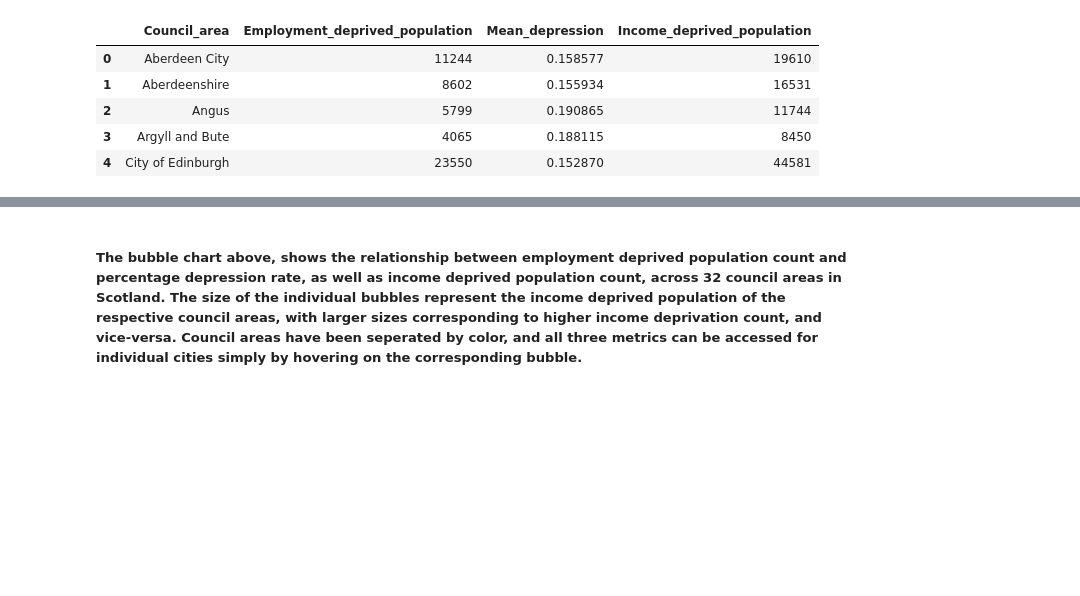
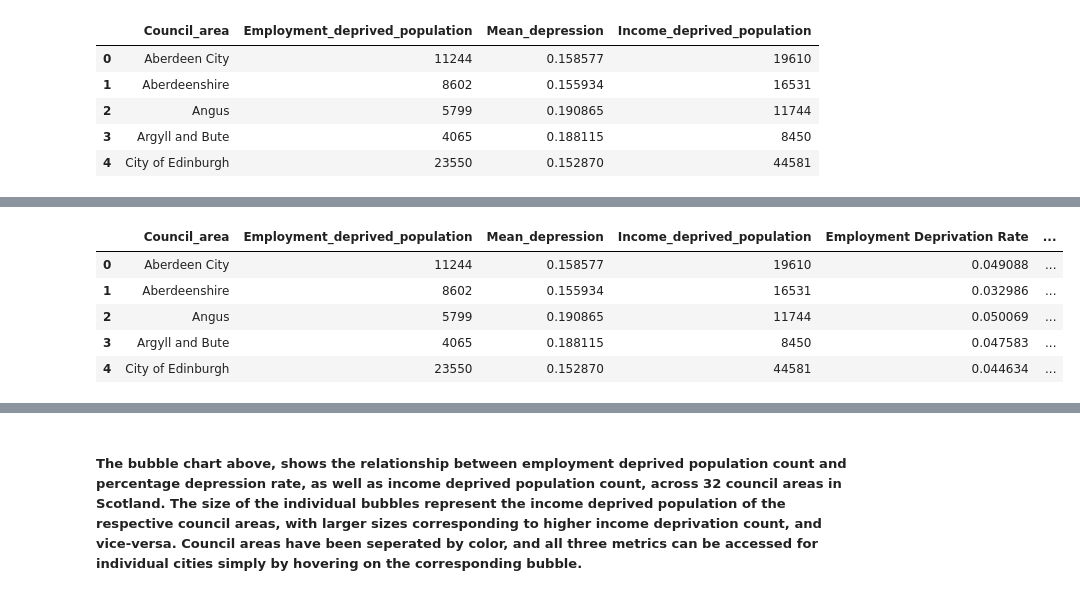
Before and after one commit to ighopresh/ProjectFile, a Jupyter notebook: Implementation_project.ipynb, the cells around one changed output, grey strips where cells are left out. Saved outputs shown, nothing was run; the diff lists cells and outputs as text; code cells hidden in the pictures; blank space fills up the shorter version.

```diff
--- a/Implementation_project.ipynb
+++ b/Implementation_project.ipynb
@@ -434,3 +436,15 @@ grouped_SIMD.head()
 | 2 | Angus | 5799 | 0.190865 | 11744 |
 | 3 | Argyll and Bute | 4065 | 0.188115 | 8450 |
 | 4 | City of Edinburgh | 23550 | 0.152870 | 44581 |
+# %%
+age_division_df = pd.read_csv(year_2020_data_path, na_values=' ', nrows=33)
+age_division_df = age_division_df.iloc[1:33, :]
+
+age_division_df.columns = ['City',
+                           'All',
+                          'Children',
+                          'Working Age',
+                          'Pensionable Age']
+
+age_division_df = age_division_df.reset_index(drop=True)
+age_division_df.head()
@@ -437,2 +458,15 @@ grouped_SIMD.head()
+# %%
+# Calculate employment deprivation rate and income deprivation rate
+grouped_SIMD['Employment Deprivation Rate'] = grouped_SIMD['Employment_deprived_population'] / age_division_df['All']
+grouped_SIMD['Income Deprivation Rate'] = grouped_SIMD['Income_deprived_population'] / age_division_df['All']
+
+grouped_SIMD.head()
+# %% [output]
+|  | Council_area | Employment_deprived_population | Mean_depression | Income_deprived_population | Employment Deprivation Rate | ... |
+| 0 | Aberdeen City | 11244 | 0.158577 | 19610 | 0.049088 | ... |
+| 1 | Aberdeenshire | 8602 | 0.155934 | 16531 | 0.032986 | ... |
+| 2 | Angus | 5799 | 0.190865 | 11744 | 0.050069 | ... |
+| 3 | Argyll and Bute | 4065 | 0.188115 | 8450 | 0.047583 | ... |
+| 4 | City of Edinburgh | 23550 | 0.152870 | 44581 | 0.044634 | ... |
 # %%
 fig = px.scatter(data_frame=grouped_SIMD,
```
Also changed, not shown: parts of 23 cells of this notebook.
